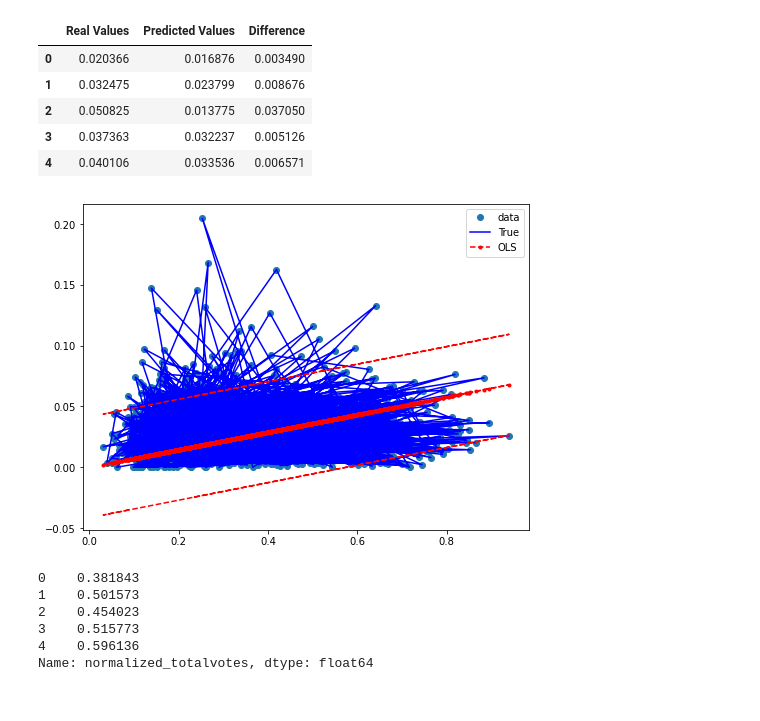
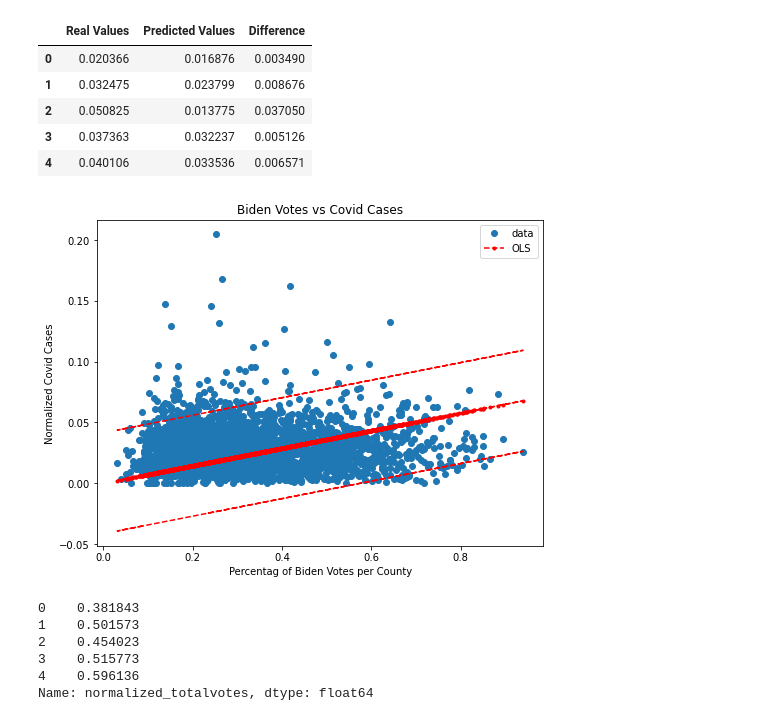
Before and after one commit to stephenanayashilliard/Covid_and_Politics, a Jupyter notebook: ml_seg2/ols_model.ipynb, the cells around one changed output. Saved outputs shown, nothing was run; the diff lists cells and outputs as text; code cells hidden in the pictures.

```diff
--- a/ml_seg2/ols_model.ipynb
+++ b/ml_seg2/ols_model.ipynb
@@ -215,18 +215,20 @@ Mean of differences: 0.005068809230883486
 # %%
 # Draw a plot to compare the true relationship to OLS predictions with confidence intervals
 # for second model
 prstd, iv_l, iv_u = wls_prediction_std(results2)
 
 fig, ax = plt.subplots(figsize=(8,6))
 
 ax.plot(X2, y2, 'o', label="data")
-ax.plot(X2, y2, 'b-', label="True")
 ax.plot(X2, results2.fittedvalues, 'r--.', label="OLS")
 ax.plot(X2, iv_u, 'r--')
 ax.plot(X2, iv_l, 'r--')
+ax.set_ylabel('Normalized Covid Cases')
+ax.set_xlabel('Percentag of Biden Votes per County')
+ax.set_title('Biden Votes vs Covid Cases')
 ax.legend(loc='best');
 # %% [output]
-[figure, old version]
+[figure, new version]
 # %%
 # normalize the total votes for the 2020 election per county by dividing the total votes
 # by the total county population
```
Also changed, not shown: parts of 18 cells of this notebook, 5 other files.
